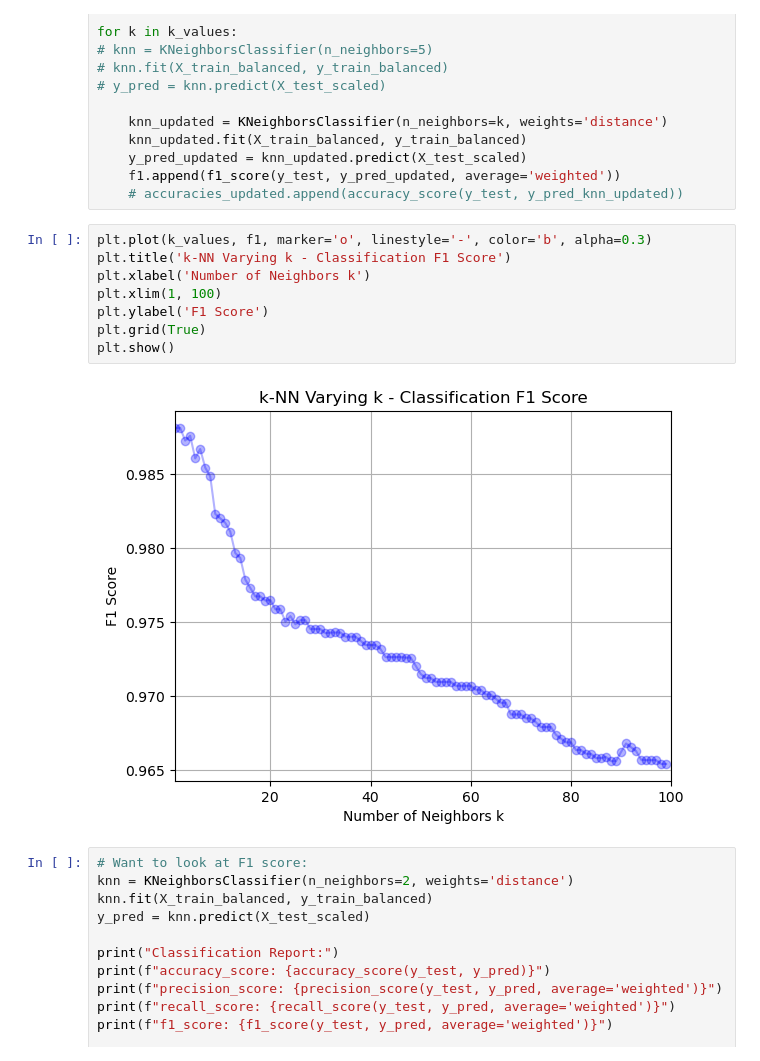
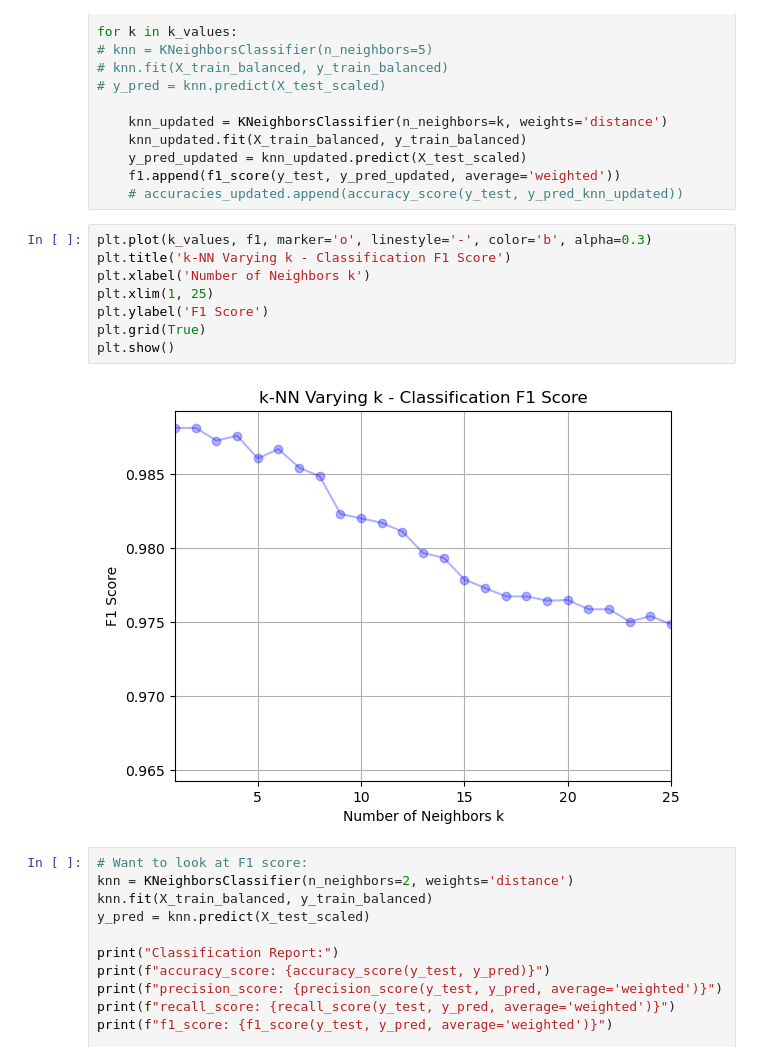
Before and after one commit to jzs3uu/Exoplanets, a Jupyter notebook: cleaning_EDA.ipynb, the cells around one changed output. Drawn from its saved outputs; the diff is of its cells as text.

```diff
--- a/cleaning_EDA.ipynb
+++ b/cleaning_EDA.ipynb
@@ -387,13 +388,13 @@ for k in k_values:
 # %%
 plt.plot(k_values, f1, marker='o', linestyle='-', color='b', alpha=0.3)
 plt.title('k-NN Varying k - Classification F1 Score')
 plt.xlabel('Number of Neighbors k')
-plt.xlim(1, 100)
+plt.xlim(1, 25)
 plt.ylabel('F1 Score')
 plt.grid(True)
 plt.show()
 # %% [output]
-[figure, old version]
+[figure, new version]
 # %%
 # Want to look at F1 score:
 knn = KNeighborsClassifier(n_neighbors=2, weights='distance')
```
Also changed, not shown: parts of 3 cells of this notebook.
